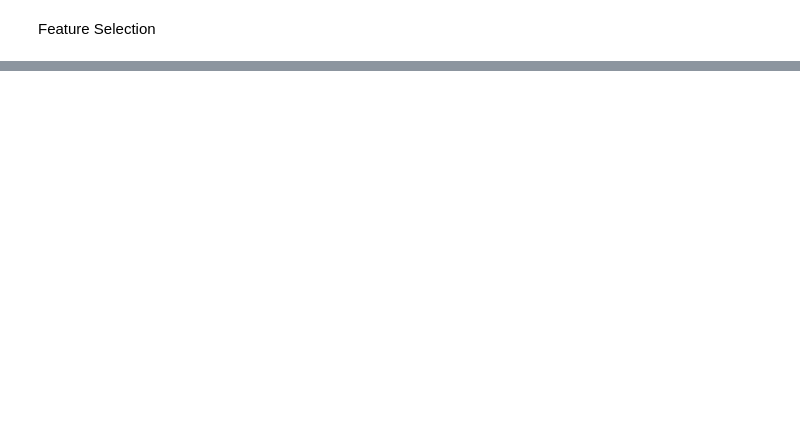
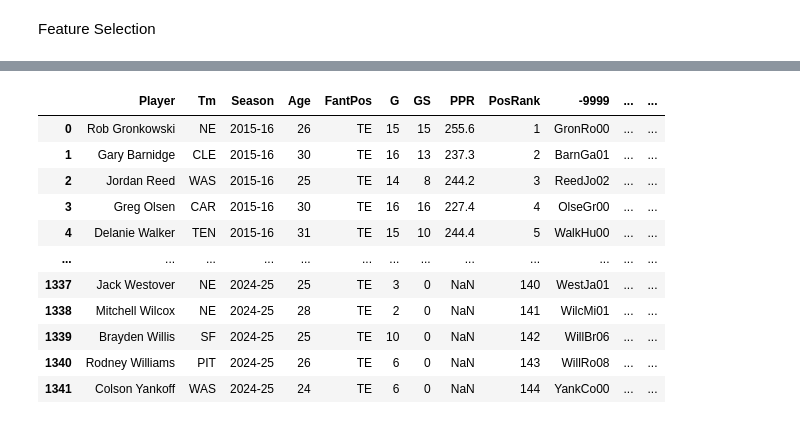
Before and after one commit to scottbwinner/NFL-Models, a Jupyter notebook: te_models/te_data_processing.ipynb, the cells around one changed output, grey strips where cells are left out. Saved outputs shown, nothing was run; the diff lists cells and outputs as text; code cells hidden in the pictures; blank space fills up the shorter version.

Commit message:
Joining te data

```diff
--- a/te_models/te_data_processing.ipynb
+++ b/te_models/te_data_processing.ipynb
@@ -318,7 +332,7 @@ pff_qb = pff_qb.rename(columns={"player_id": "qb_id", "player":"qb"})
 
 # Read in qb_depth_chart data
 
-qb_depth_chart = pd.read_csv('../qb_depth_chart.csv')
+qb_depth_chart = pd.read_csv('../qb_models/qb_depth_chart.csv')
 
 # Merge pff_qb with qb_depth_chart
 
@@ -551,4 +627,4 @@ pff_qb_starters_final = pff_qb_starters[['qb', 'qb_id', 'Team', 'Season']]
 
 pff_ol_pass_final = pff_ol_pass[['team_name', 'Season', 'pbe']]
 
-pff_ol_run_final = pff_ol_run[['player_id', 'position', 'Season', 'grades_run_block']]
+pff_ol_run_final = pff_ol_run[['player_id', 'Season', 'grades_run_block']]
@@ -554,0 +756,89 @@ pff_ol_run_final = pff_ol_run[['player_id', 'position', 'Season', 'grades_run_bl
+# %%
+# Data Model
+# pfr_fp (Currently in df): Fantasy Points from Current Year
+# pff_receiving: Receiving Statistics from Previous Year
+# pff_man_zone: Man/Zone Statistics from Previous Year
+# pfr_rz_rec: Red Zone Statistics from Previous Year
+# pfr_tm_off: Current Year team's Offensive Statistics from Previous Year
+# pff_qb: Current Year team's pff_qb_starter Statistics from Previous Year
+# pff_ol_pass: Current Year team's OL Statistics from Previous Year
+# pff_ol_run: TE Run Blocking Statistics from Previous Year
+
+
+# Joining df (which currently just has pfr data) with current season pff_receiving just to get player_id for future joins. This will only work
+# for players that were on one team the whole season.
+
+player_ids = pff_receiving_final[['player', 'player_id', 'Season', 'team_name']]
+df = pd.merge(left=df, right=player_ids, how='left', left_on=['Player', 'Tm', 'Season'], right_on=['player', 'team_name', 'Season'], suffixes=[None, '_copy'])
+df = df.drop(columns=['player', 'team_name'])
+
+# Join df with current season pff_receiving data without using teams for players that were on multiple teams.
+# This will fill in the player_id information for players that were on multiple teams and will do nothing for
+# all other players.
+
+df = pd.merge(left=df, right=player_ids, how='left', left_on=['Player', 'Season'], right_on=['player', 'Season'], suffixes=[None, '_copy'])
+df['player_id'].fillna(df['player_id_copy'], inplace=True)
+df = df.drop(columns=['player_id_copy', 'player', 'team_name'])
+
+# Joining df with with pff_receiving data to get previous year's receiving data
+
+df = pd.merge(left=df, right=pff_receiving_final, how='left', left_on=['player_id', 'prev_season'], right_on=['player_id', 'Season'], suffixes=[None,'_copy'])
+df = df.drop(columns=['Season_copy'])
+df = df.rename(columns={'team_name':'prev_team'})
+
+# Joining df with pff_man_zone to get previous year's statistics against man and zone coverage
+
+df = pd.merge(left=df, right=pff_man_zone_final, how='left', left_on=['player_id', 'prev_season'], right_on=['player_id', 'Season'], suffixes=[None, '_copy'])
+df = df.drop(columns=['player_copy', 'Season_copy', 'position_copy', 'franchise_id_copy'])
+
+# Joining df with pff_ol_run to get previous year's run blocking grade for the current team
+
+df = pd.merge(left=df, right=pff_ol_run_final, how='left', left_on=['player_id', 'prev_season'], right_on=['player_id', 'Season'], suffixes=[None, '_copy'])
+df.drop(columns=['Season_copy'])
+
+# Joining df with pfr_rz_rec data to get previous year's redzone data
+
+df = pd.merge(left=df, right=pfr_rz_rec_final, how='left', left_on=['Player', 'prev_team', 'prev_season'], right_on=['Player', 'Tm', 'Season'], suffixes=[None, '_copy'])
+df = df.drop(columns=['Season_copy', 'Tm_copy'])
+
+# Joining df with pfr_rz_rec_mult_tms to get previous year's redzone data for players on multiple teams, since pfr_rz unfortunately doesn't have a -9999 (pfr player id)
+# field to join on
+
+df = pd.merge(left=df, right=pfr_rz_rec_mult_tms, how='left', left_on=['Player', 'prev_season'], right_on=['Player', 'Season'], suffixes=[None, '_copy'])
+df['Tgt20'].fillna(df['Tgt20_copy'], inplace=True)
+df = df.drop(columns=['Tm_copy', 'Season_copy', 'Tgt20_copy'])
+
+# Joining df with pff_qb_starters to find the starter you need
+
+df = pd.merge(left=df, right=pff_qb_starters_final, how='left', left_on=['Tm', 'Season'], right_on=['Team', 'Season'], suffixes=[None, '_copy'])
+df = df.drop(columns=['Team'])
+
+# Joining df with pff_qb to get the grade of the current qb in the previous season
+
+df = pd.merge(left=df, right=pff_qb_final, how='left', left_on=['qb_id', 'prev_season'], right_on=['qb_id', 'Season'], suffixes=[None, '_copy'])
+df = df.drop(columns=['qb_copy', 'Season_copy'])
+
+# Joining df with pff_ol_pass to get the grade of the current team offensive line's pass blocking in the previous season
+
+df = pd.merge(left=df, right=pff_ol_pass_final, how='left', left_on=['Tm', 'prev_season'], right_on=['team_name', 'Season'], suffixes=[None, '_copy'])
+
+# Joining df with pfr_tm_off to get statistics about the current team's offense from previous season
+
+df = pd.merge(left=df, right=pfr_tm_off_final, how='left', left_on=['Tm', 'prev_season'], right_on=['Tm', 'Season'], suffixes=[None, '_copy'])
+df = df.drop(columns=['Season_copy'])
+
+df.to_csv('merged_te_df.csv')
+df
+# %% [output]
+|  | Player | Tm | Season | Age | FantPos | G | GS | PPR | PosRank | -9999 | ... | ... |
+| 0 | Rob Gronkowski | NE | 2015-16 | 26 | TE | 15 | 15 | 255.6 | 1 | GronRo00 | ... | ... |
+| 1 | Gary Barnidge | CLE | 2015-16 | 30 | TE | 16 | 13 | 237.3 | 2 | BarnGa01 | ... | ... |
+| 2 | Jordan Reed | WAS | 2015-16 | 25 | TE | 14 | 8 | 244.2 | 3 | ReedJo02 | ... | ... |
+| 3 | Greg Olsen | CAR | 2015-16 | 30 | TE | 16 | 16 | 227.4 | 4 | OlseGr00 | ... | ... |
+| 4 | Delanie Walker | TEN | 2015-16 | 31 | TE | 15 | 10 | 244.4 | 5 | WalkHu00 | ... | ... |
+| ... | ... | ... | ... | ... | ... | ... | ... | ... | ... | ... | ... | ... |
+| 1337 | Jack Westover | NE | 2024-25 | 25 | TE | 3 | 0 | NaN | 140 | WestJa01 | ... | ... |
+| 1338 | Mitchell Wilcox | NE | 2024-25 | 28 | TE | 2 | 0 | NaN | 141 | WilcMi01 | ... | ... |
+| 1339 | Brayden Willis | SF | 2024-25 | 25 | TE | 10 | 0 | NaN | 142 | WillBr06 | ... | ... |
+| 1340 | Rodney Williams | PIT | 2024-25 | 26 | TE | 6 | 0 | NaN | 143 | WillRo08 | ... | ... |
+| 1341 | Colson Yankoff | WAS | 2024-25 | 24 | TE | 6 | 0 | NaN | 144 | YankCo00 | ... | ... |
```
Also changed, not shown: parts of 10 cells of this notebook, 2 other files.
